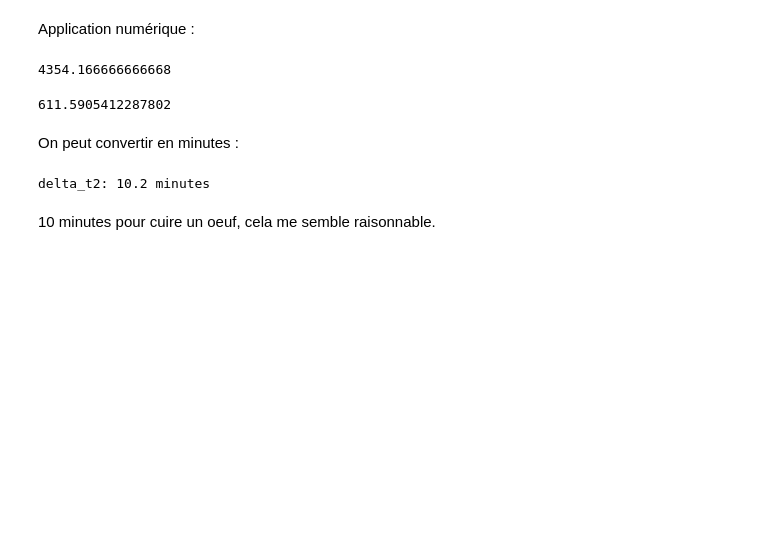
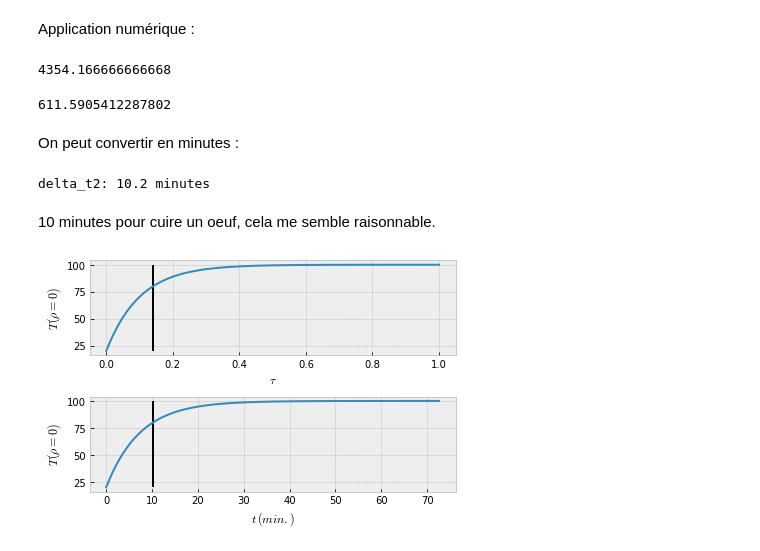
Before and after one commit to flothesof/posts, a Jupyter notebook: 20200823_Centrale2016PSI_PC2_CuissonDesOeufs.ipynb, the cells around one changed output. Saved outputs shown, nothing was run; the diff lists cells and outputs as text; code cells hidden in the pictures; blank space fills up the shorter version.

```diff
--- a/20200823_Centrale2016PSI_PC2_CuissonDesOeufs.ipynb
+++ b/20200823_Centrale2016PSI_PC2_CuissonDesOeufs.ipynb
@@ -382,3 +404,21 @@ print(f"delta_t2: {delta_t2/60:.1f} minutes")
 delta_t2: 10.2 minutes
 # %% [markdown]
 10 minutes pour cuire un oeuf, cela me semble raisonnable.
+# %%
+taus = np.linspace(0, 1, num=200)
+T_rho_0 = T_eb + (T_0 - T_eb) * np.exp(-np.pi**2 * taus) - T_Kelvin
+
+fig, (ax1, ax2) = plt.subplots(nrows=2)
+ax1.plot(taus, T_rho_0)
+ax1.set_xlabel(r'$\tau$')
+ax1.set_ylabel(r'$T(\rho=0)$')
+ax1.vlines(delta_t2 / theta, T_0 - T_Kelvin, T_eb - T_Kelvin)
+
+ax2.plot(taus * theta / 60, T_rho_0)
+ax2.set_xlabel(r'$t \, (min.)$')
+ax2.set_ylabel(r'$T(\rho=0)$')
+ax2.vlines(delta_t2 / 60, T_0 - T_Kelvin, T_eb - T_Kelvin)
+
+plt.tight_layout()
+# %% [output]
+[figure, added]
```
Also changed, not shown: parts of 17 cells of this notebook.
